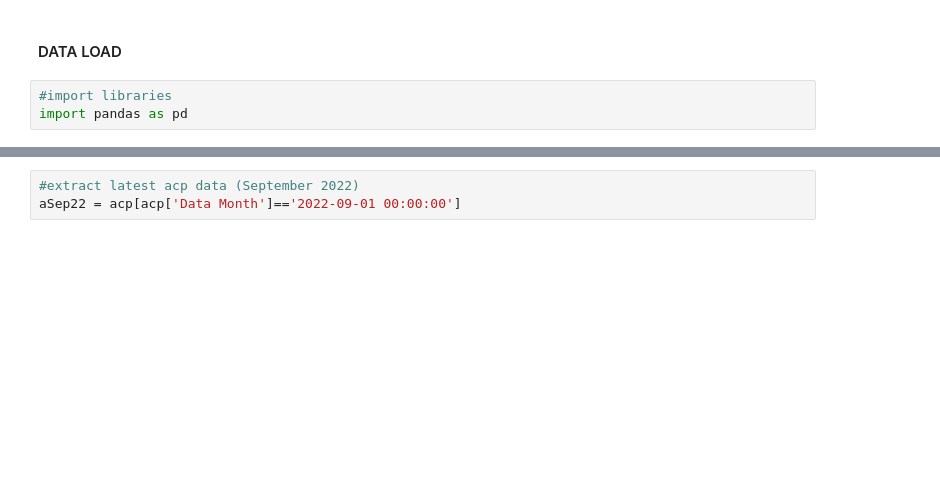
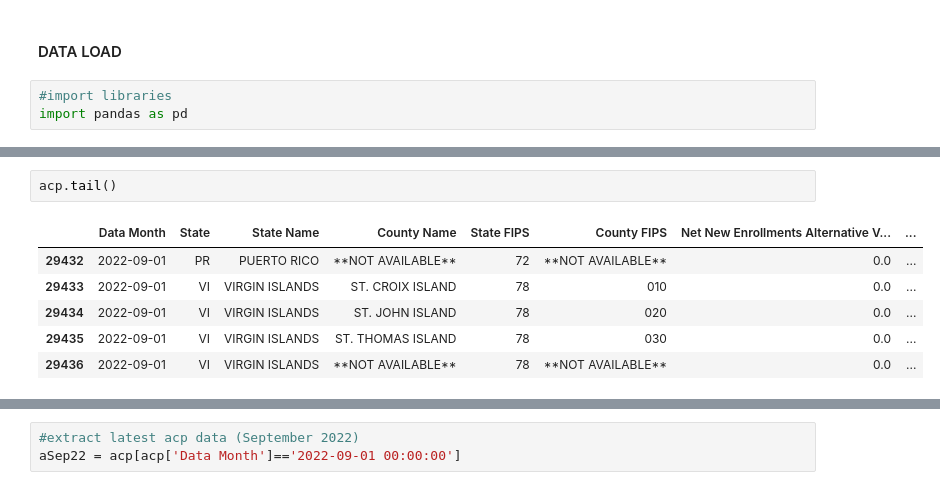
Before and after one commit to datakind/BDT_DataDive_Dec22, a Jupyter notebook: notebooks/ACP Uptake vs SNAP Uptake.ipynb, the cells around one changed output, grey strips where cells are left out. Saved outputs shown, nothing was run; the diff lists cells and outputs as text; blank space fills up the shorter version.

```diff
--- a/notebooks/ACP Uptake vs SNAP Uptake.ipynb
+++ b/notebooks/ACP Uptake vs SNAP Uptake.ipynb
@@ -36,0 +37,9 @@ acp.head()
+# %%
+acp.tail()
+# %% [output]
+|  | Data Month | State | State Name | County Name | State FIPS | County FIPS | Net New Enrollments Alternative V... | ... |
+| 29432 | 2022-09-01 | PR | PUERTO RICO | **NOT AVAILABLE** | 72 | **NOT AVAILABLE** | 0.0 | ... |
+| 29433 | 2022-09-01 | VI | VIRGIN ISLANDS | ST. CROIX ISLAND | 78 | 010 | 0.0 | ... |
+| 29434 | 2022-09-01 | VI | VIRGIN ISLANDS | ST. JOHN ISLAND | 78 | 020 | 0.0 | ... |
+| 29435 | 2022-09-01 | VI | VIRGIN ISLANDS | ST. THOMAS ISLAND | 78 | 030 | 0.0 | ... |
+| 29436 | 2022-09-01 | VI | VIRGIN ISLANDS | **NOT AVAILABLE** | 78 | **NOT AVAILABLE** | 0.0 | ... |
```
Also changed, not shown: parts of 31 cells of this notebook.
